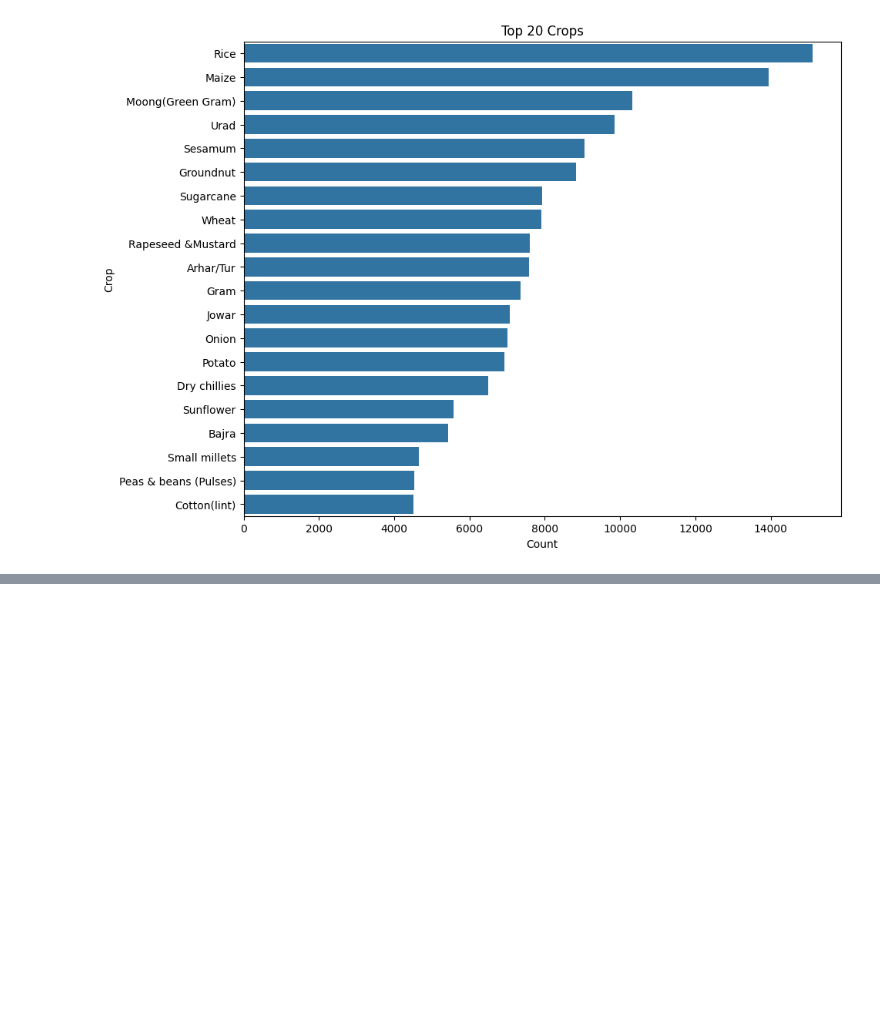
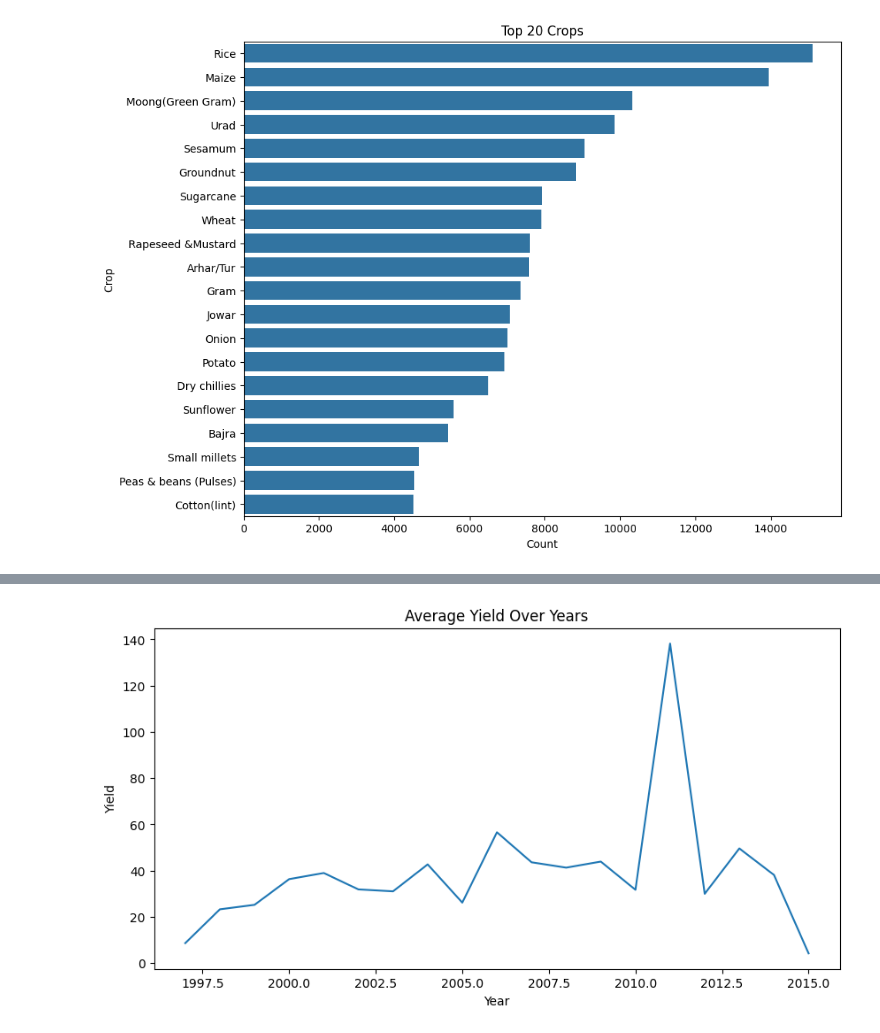
Before and after one commit to mohammedumairuddin/EEEM073-AI-Sustainability-coursework, a Jupyter notebook: notebooks/exploratory_analysis.ipynb, the cells around one changed output, grey strips where cells are left out. Saved outputs shown, nothing was run; the diff lists cells and outputs as text; code cells hidden in the pictures; blank space fills up the shorter version.

```diff
--- a/notebooks/exploratory_analysis.ipynb
+++ b/notebooks/exploratory_analysis.ipynb
@@ -92,0 +126,17 @@ plt.show()
+# %%
+
+
+year_trend = df.groupby("Crop_Year")["Yield"].mean()
+
+plt.figure(figsize=(10,5))
+year_trend.plot()
+
+plt.title("Average Yield Over Years")
+plt.xlabel("Year")
+plt.ylabel("Yield")
+
+plt.savefig("../results/plots/yield_trend.png", dpi=300)
+
+plt.show()
+# %% [output]
+[figure, added]
```
Also changed, not shown: parts of 9 cells of this notebook.
